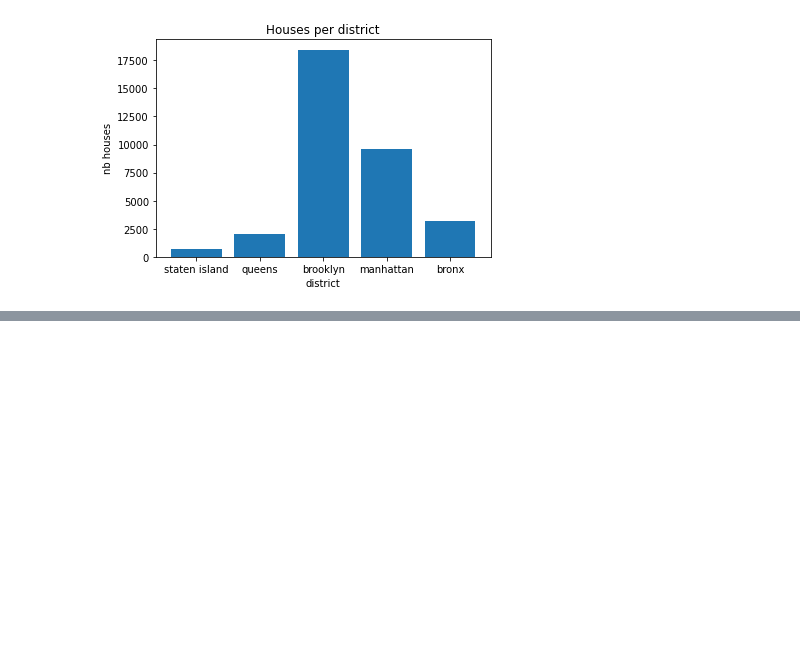
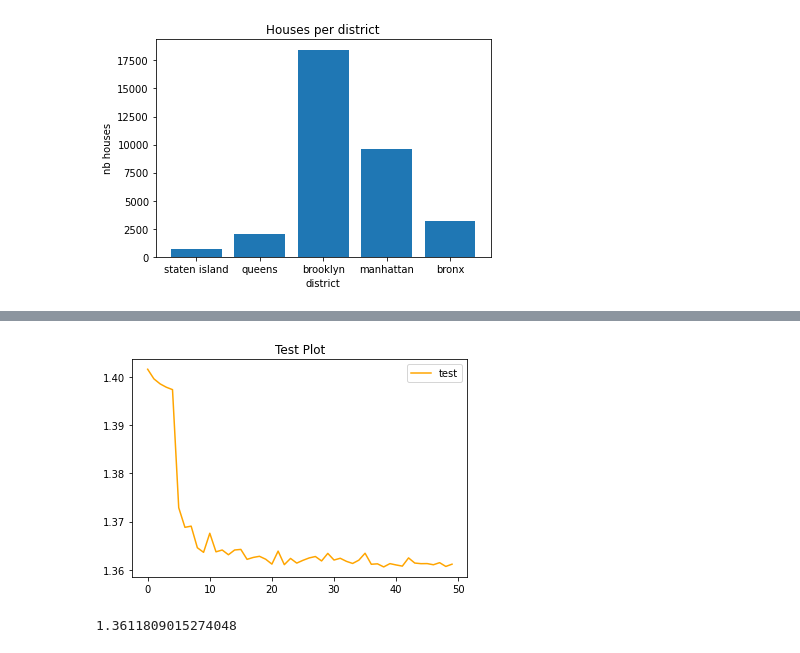
Before and after one commit to LorenzoMauri/Advanced-Machine-Learning, a Jupyter notebook: ASSIGNMENT1.ipynb, the cells around one changed output, grey strips where cells are left out. Saved outputs shown, nothing was run; the diff lists cells and outputs as text; code cells hidden in the pictures; blank space fills up the shorter version.

```diff
--- a/ASSIGNMENT1.ipynb
+++ b/ASSIGNMENT1.ipynb
@@ -263,0 +540,11 @@ plt.show()
+# %%
+fig = plt.plot(figsize=(5,5))
+plt.title('Test Plot')
+#plt.plot(modello.history['root_mean_squared_error'],label='training')
+plt.plot(modello.history['val_root_mean_squared_error'],label='test',color='orange')
+plt.legend()
+plt.show()
+print(modello.history['val_root_mean_squared_error'][-1])
+# %% [output]
+[figure, added]
+1.3611809015274048
```
Also changed, not shown: parts of 47 cells of this notebook.
